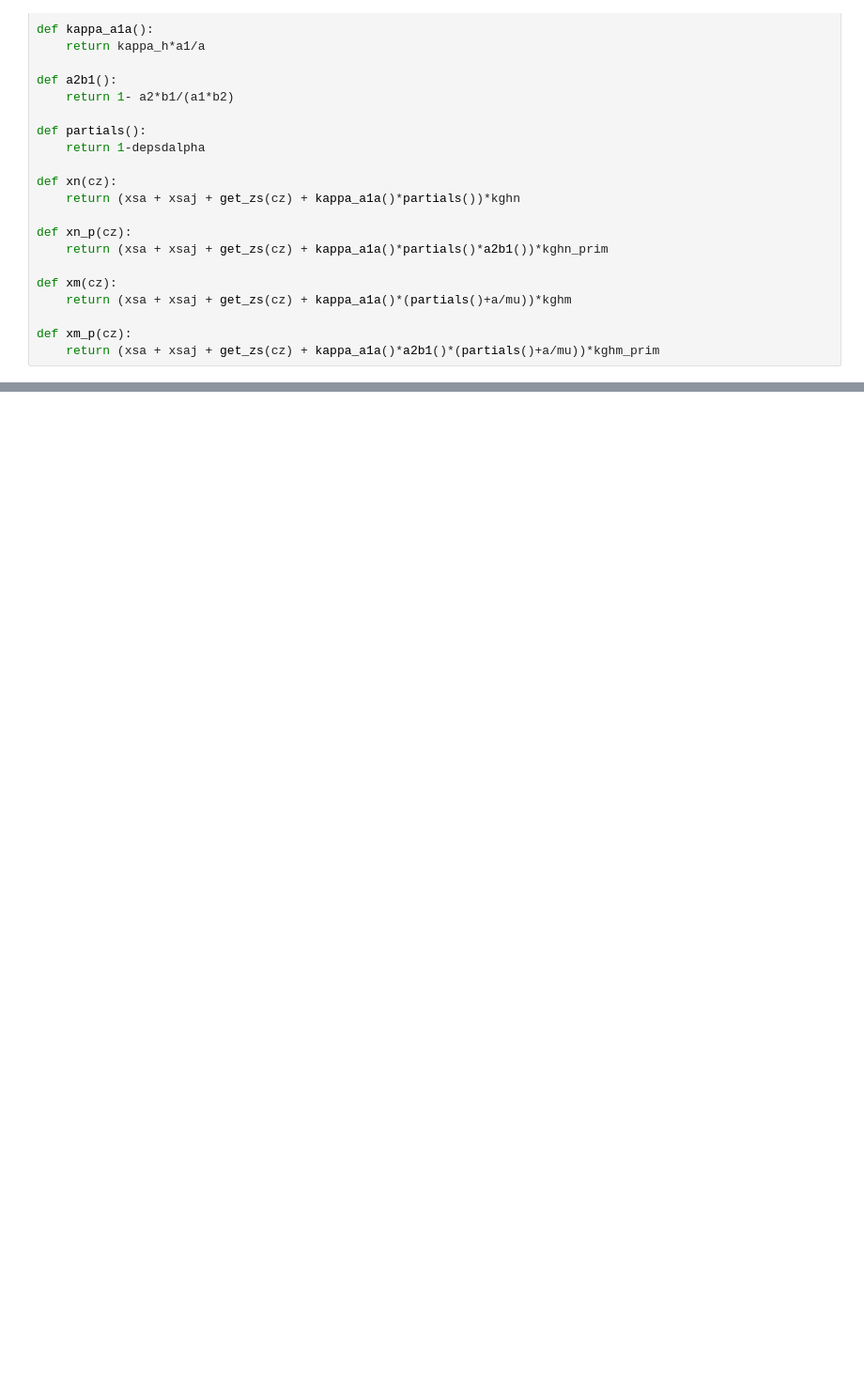
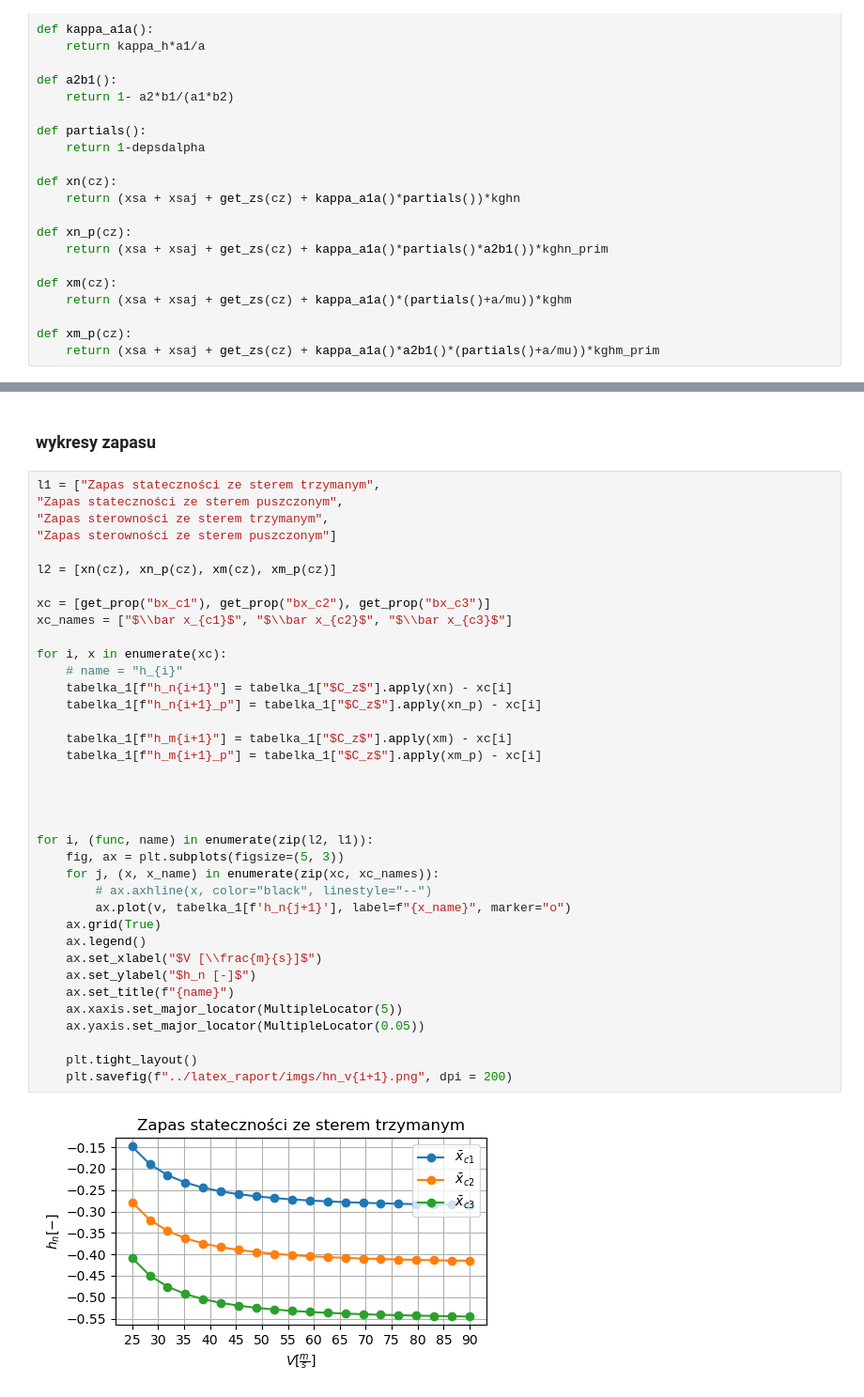
Before and after one commit to mahromir/FLIGHT_MECHANICS, a Jupyter notebook: proj10/src/ml_proj10.ipynb, the cells around one changed output, grey strips where cells are left out. Shown at 94% size. Drawn from its saved outputs; the diff is of its cells as text; blank space fills up the shorter version.

```diff
--- a/proj10/src/ml_proj10.ipynb
+++ b/proj10/src/ml_proj10.ipynb
@@ -140,0 +162,41 @@ plt.savefig("../latex_raport/imgs/xn_v.png", dpi = 200)
+# %% [markdown]
+### wykresy zapasu
+# %%
+l1 = ["Zapas stateczności ze sterem trzymanym",
+"Zapas stateczności ze sterem puszczonym",
+"Zapas sterowności ze sterem trzymanym",
+"Zapas sterowności ze sterem puszczonym"]
+
+l2 = [xn(cz), xn_p(cz), xm(cz), xm_p(cz)]
+
+xc = [get_prop("bx_c1"), get_prop("bx_c2"), get_prop("bx_c3")]
+xc_names = ["$\\bar x_{c1}$", "$\\bar x_{c2}$", "$\\bar x_{c3}$"]
+
+for i, x in enumerate(xc):
+    # name = "h_{i}"
+    tabelka_1[f"h_n{i+1}"] = tabelka_1["$C_z$"].apply(xn) - xc[i]
+    tabelka_1[f"h_n{i+1}_p"] = tabelka_1["$C_z$"].apply(xn_p) - xc[i]
+
+    tabelka_1[f"h_m{i+1}"] = tabelka_1["$C_z$"].apply(xm) - xc[i]
+    tabelka_1[f"h_m{i+1}_p"] = tabelka_1["$C_z$"].apply(xm_p) - xc[i]
+
+
+
+
+for i, (func, name) in enumerate(zip(l2, l1)):
+    fig, ax = plt.subplots(figsize=(5, 3))
+    for j, (x, x_name) in enumerate(zip(xc, xc_names)):
+        # ax.axhline(x, color="black", linestyle="--")
+        ax.plot(v, tabelka_1[f'h_n{j+1}'], label=f"{x_name}", marker="o")
+    ax.grid(True)
+    ax.legend()
+    ax.set_xlabel("$V [\\frac{m}{s}]$")
+    ax.set_ylabel("$h_n [-]$")
+    ax.set_title(f"{name}")
+    ax.xaxis.set_major_locator(MultipleLocator(5))
+    ax.yaxis.set_major_locator(MultipleLocator(0.05))
+
+    plt.tight_layout()
+    plt.savefig(f"../latex_raport/imgs/hn_v{i+1}.png", dpi = 200)
+# %% [output]
+[figure, added]
```
Also changed, not shown: parts of 14 cells of this notebook, 7 other files.
